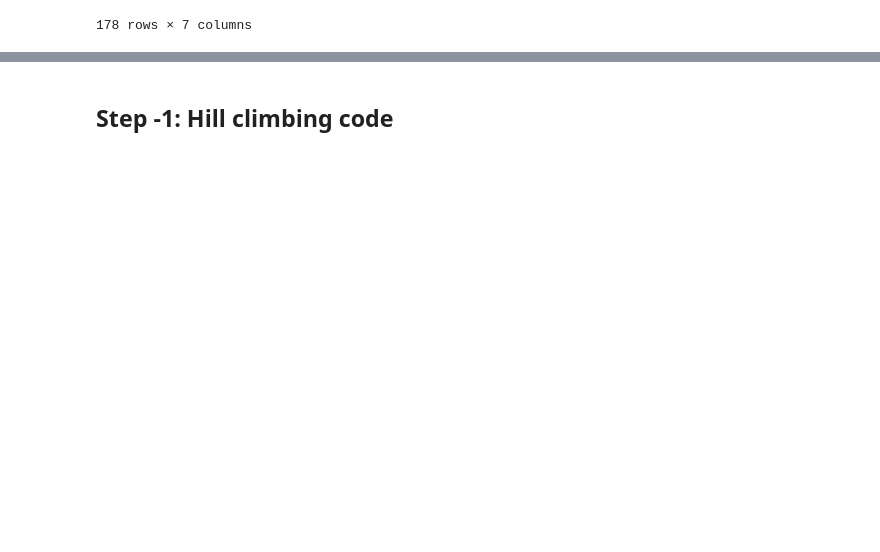
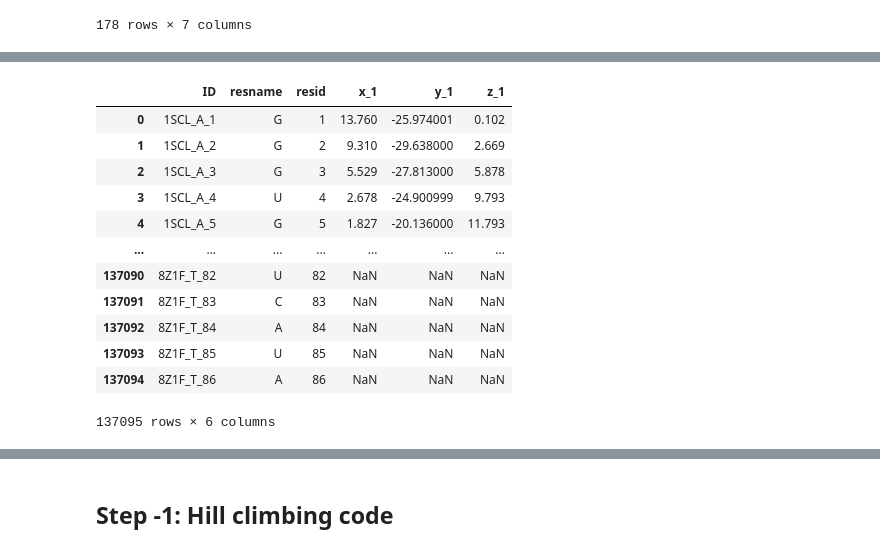
Before and after one commit to jaytonde/Kaggle-SRNA3F-2025, a Jupyter notebook: hill-climbing-weights-calculation.ipynb, the cells around one changed output, grey strips where cells are left out. Cells and saved outputs as stored; diff of their text form; code cells hidden in the pictures; blank space fills up the shorter version.

```diff
--- a/hill-climbing-weights-calculation.ipynb
+++ b/hill-climbing-weights-calculation.ipynb
@@ -44,0 +63,17 @@ exp_4_oof["target_id"] = exp_4_oof["ID"].apply(lambda x: x.split("_")[0]+'_'+x.s
+# %%
+LABEL_DF = pd.read_csv("/kaggle/input/stanford-rna-3d-folding/train_labels.csv")
+LABEL_DF
+# %% [output]
+|  | ID | resname | resid | x_1 | y_1 | z_1 |
+| 0 | 1SCL_A_1 | G | 1 | 13.760 | -25.974001 | 0.102 |
+| 1 | 1SCL_A_2 | G | 2 | 9.310 | -29.638000 | 2.669 |
+| 2 | 1SCL_A_3 | G | 3 | 5.529 | -27.813000 | 5.878 |
+| 3 | 1SCL_A_4 | U | 4 | 2.678 | -24.900999 | 9.793 |
+| 4 | 1SCL_A_5 | G | 5 | 1.827 | -20.136000 | 11.793 |
+| ... | ... | ... | ... | ... | ... | ... |
+| 137090 | 8Z1F_T_82 | U | 82 | NaN | NaN | NaN |
+| 137091 | 8Z1F_T_83 | C | 83 | NaN | NaN | NaN |
+| 137092 | 8Z1F_T_84 | A | 84 | NaN | NaN | NaN |
+| 137093 | 8Z1F_T_85 | U | 85 | NaN | NaN | NaN |
+| 137094 | 8Z1F_T_86 | A | 86 | NaN | NaN | NaN |
+137095 rows × 6 columns
```
Also changed, not shown: parts of 17 cells of this notebook.
